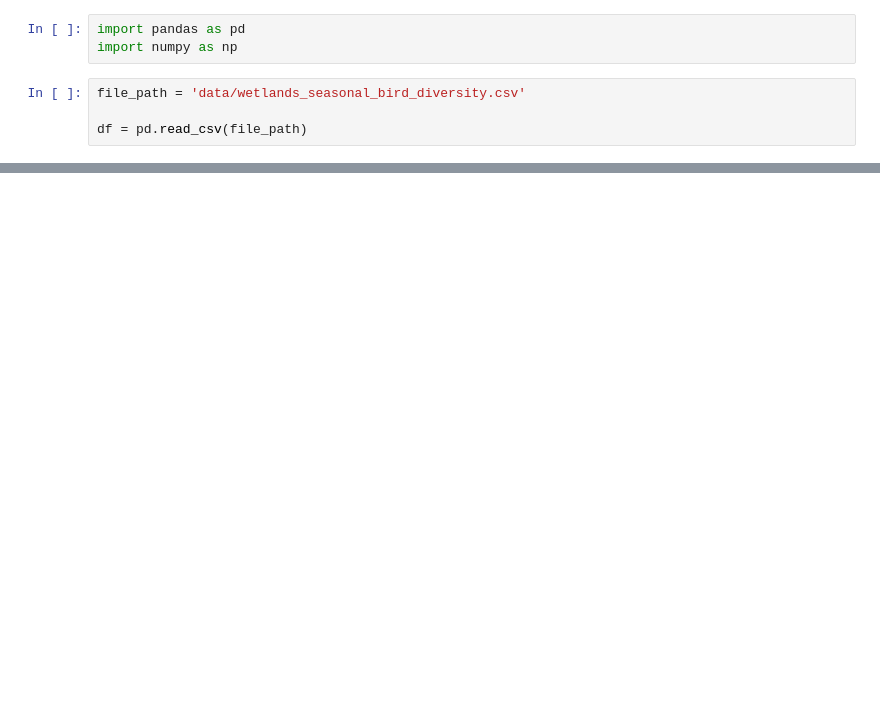
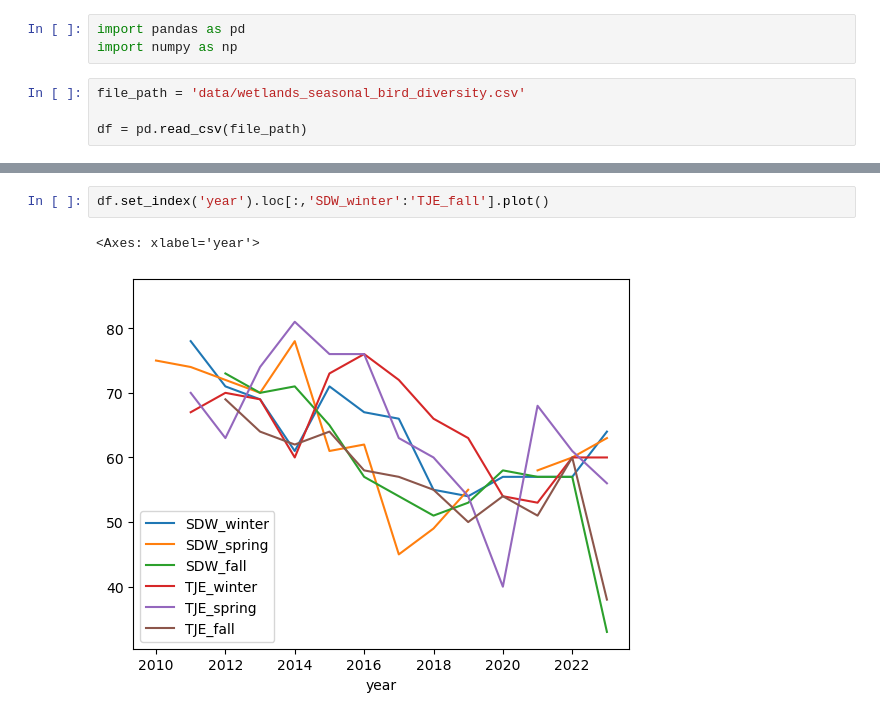
Before and after one commit to willrmull/eds220-2025-in-class, a Jupyter notebook: week2-basic-plotting.ipynb, the cells around one changed output, grey strips where cells are left out. Drawn from its saved outputs; the diff is of its cells as text; blank space fills up the shorter version.

```diff
--- a/week2-basic-plotting.ipynb
+++ b/week2-basic-plotting.ipynb
@@ -42,0 +43,5 @@ swd_subset = df[df['SDW_spring'] >= 75]
+# %%
+df.set_index('year').loc[:,'SDW_winter':'TJE_fall'].plot()
+# %% [output]
+<Axes: xlabel='year'>
+[figure, added]
```
Also changed, not shown: parts of 12 cells of this notebook, 11 other files.
